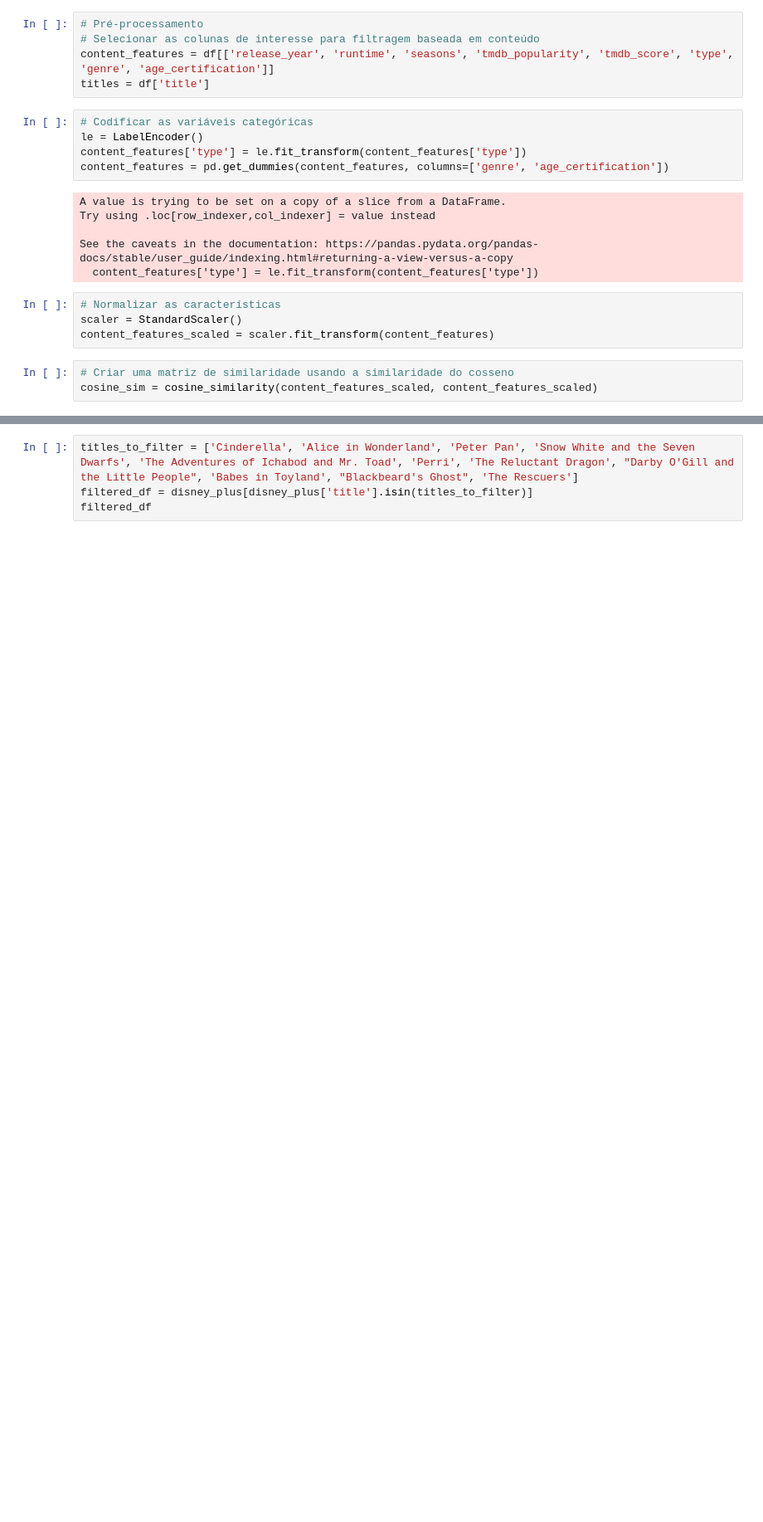
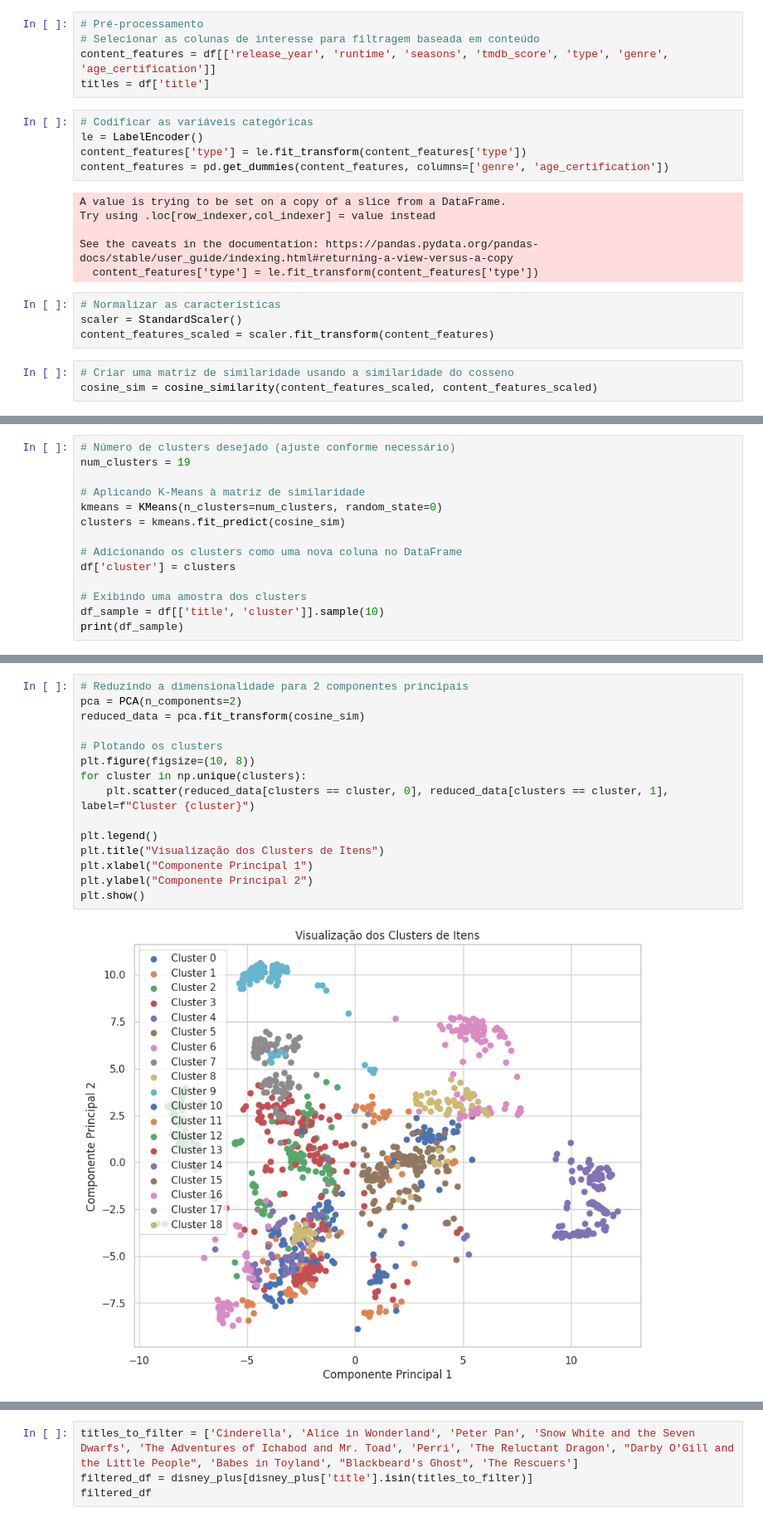
Before and after one commit to BiancaLaurindo/disney_recommendation, a Jupyter notebook: disney_plus_recommedation.ipynb, the cells around one changed output, grey strips where cells are left out. Shown at 83% size. Cells and saved outputs as stored; diff of their text form; blank space fills up the shorter version.

```diff
--- a/disney_plus_recommedation.ipynb
+++ b/disney_plus_recommedation.ipynb
@@ -714,7 +718,7 @@ df = disney_plus  # Considerando que o dataset já está carregado na variável
 # %%
 # Pré-processamento
 # Selecionar as colunas de interesse para filtragem baseada em conteúdo
-content_features = df[['release_year', 'runtime', 'seasons', 'tmdb_popularity', 'tmdb_score', 'type', 'genre', 'age_certification']]
+content_features = df[['release_year', 'runtime', 'seasons', 'tmdb_score', 'type', 'genre', 'age_certification']]
 titles = df['title']
 # %%
 # Codificar as variáveis categóricas
@@ -756,0 +744,14 @@ MAE:  1.1458
+# %%
+# Número de clusters desejado (ajuste conforme necessário)
+num_clusters = 19
+
+# Aplicando K-Means à matriz de similaridade
+kmeans = KMeans(n_clusters=num_clusters, random_state=0)
+clusters = kmeans.fit_predict(cosine_sim)
+
+# Adicionando os clusters como uma nova coluna no DataFrame
+df['cluster'] = clusters
+
+# Exibindo uma amostra dos clusters
+df_sample = df[['title', 'cluster']].sample(10)
+print(df_sample)
@@ -756,0 +770,17 @@ MAE:  1.1458
+# %%
+# Reduzindo a dimensionalidade para 2 componentes principais
+pca = PCA(n_components=2)
+reduced_data = pca.fit_transform(cosine_sim)
+
+# Plotando os clusters
+plt.figure(figsize=(10, 8))
+for cluster in np.unique(clusters):
+    plt.scatter(reduced_data[clusters == cluster, 0], reduced_data[clusters == cluster, 1], label=f"Cluster {cluster}")
+
+plt.legend()
+plt.title("Visualização dos Clusters de Itens")
+plt.xlabel("Componente Principal 1")
+plt.ylabel("Componente Principal 2")
+plt.show()
+# %% [output]
+[figure, added]
```
Also changed, not shown: parts of 19 cells of this notebook.
